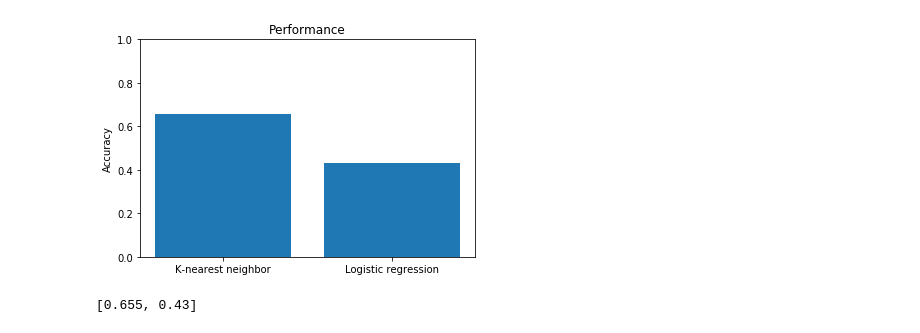
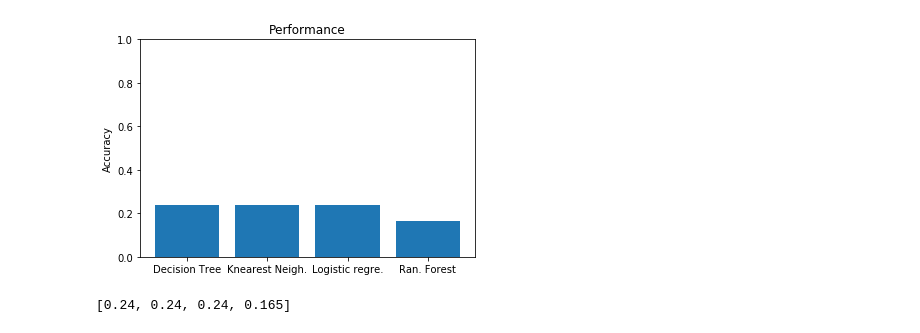
Before and after one commit to juliaheisler/CSE482-soccer_prediction, a Jupyter notebook: Updated_project.ipynb, the cells around one changed output. Drawn from its saved outputs; the diff is of its cells as text; code cells hidden in the pictures.

```diff
--- a/Updated_project.ipynb
+++ b/Updated_project.ipynb
@@ -87,6 +118,10 @@ final
 final = final.drop('AwayTeam',axis=1)
 final = final.drop('HomeTeam',axis=1)
 final = final.drop('Date',axis=1)
+final = final.drop('FTHG',axis=1)
+final = final.drop('FTAG',axis=1)
+final = final.drop('HST',axis=1)
+final = final.drop('AST',axis=1)
 Test = final.iloc[:200, :]
 final = final.iloc[200:,:]
 final
@@ -149,6 +184,13 @@ for k in Ks:
     scores = cross_val_score(clf, X, Y, cv=5)
     accuracyK.append(scores.mean())
 
+Ks = [1, 5, 10, 15, 20, 25, 30,100,200,300,400,500,600,700,800,900,1000]
+accuracyK = []
+for k in Ks:
+    clf = KNeighborsClassifier(n_neighbors=k)
+    scores = cross_val_score(clf, X, Y, cv=5)
+    accuracyK.append(scores.mean())
+
 plt.plot(Ks, accuracyK)
 plt.xlabel('K')
 plt.ylabel('Accuracy')
@@ -196,28 +238,47 @@ Y_test = Test['Difference']
 X_test = Test.drop('Difference',axis=1)
 # %%
 sc=[]
+clf = tree.DecisionTreeClassifier(max_depth=depth1)
+clf.fit(X, Y)
+Y_predTest1 = clf.predict(X_test)
+sc.append(accuracy_score(Y_test, Y_predTest1))
+
 clf = KNeighborsClassifier(n_neighbors=depth2)
 clf.fit(X, Y)
 Y_predTest2 = clf.predict(X_test)
 sc.append(accuracy_score(Y_test, Y_predTest2))
 
-clf = linear_model.LogisticRegression(C=1)
+clf = linear_model.LogisticRegression(C=depth3)
 clf.fit(X, Y)
 Y_predTest3 = clf.predict(X_test)
 sc.append(accuracy_score(Y_test, Y_predTest3))
 
-objects = ( 'K-nearest neighbor', 'Logistic regression')
+
+from sklearn.ensemble import RandomForestClassifier
+
+# Create the model with 100 trees
+model = RandomForestClassifier(n_estimators=1,
+                               bootstrap = True,
+                               max_features = 'sqrt')
+# Fit on training data
+model.fit(X,Y)
+# Actual class predictions
+Y_predTest4 = model.predict(X_test)
+sc.append(accuracy_score(Y_test, Y_predTest4))
+
+
+objects = ('Decision Tree','Knearest Neigh.', 'Logistic regre.', 'Ran. Forest')
 y_pos = np.arange(len(objects))
 
 plt.bar(y_pos, sc)
 plt.xticks(y_pos, objects)
 plt.ylabel('Accuracy')
 plt.title('Performance')
 plt.ylim(0,1)
 
 plt.show()
 
 sc
 # %% [output]
-[figure, old version]
+[figure, new version]
-[0.655, 0.43]
+[0.24, 0.24, 0.24, 0.165]
```
Also changed, not shown: parts of 7 cells of this notebook.
